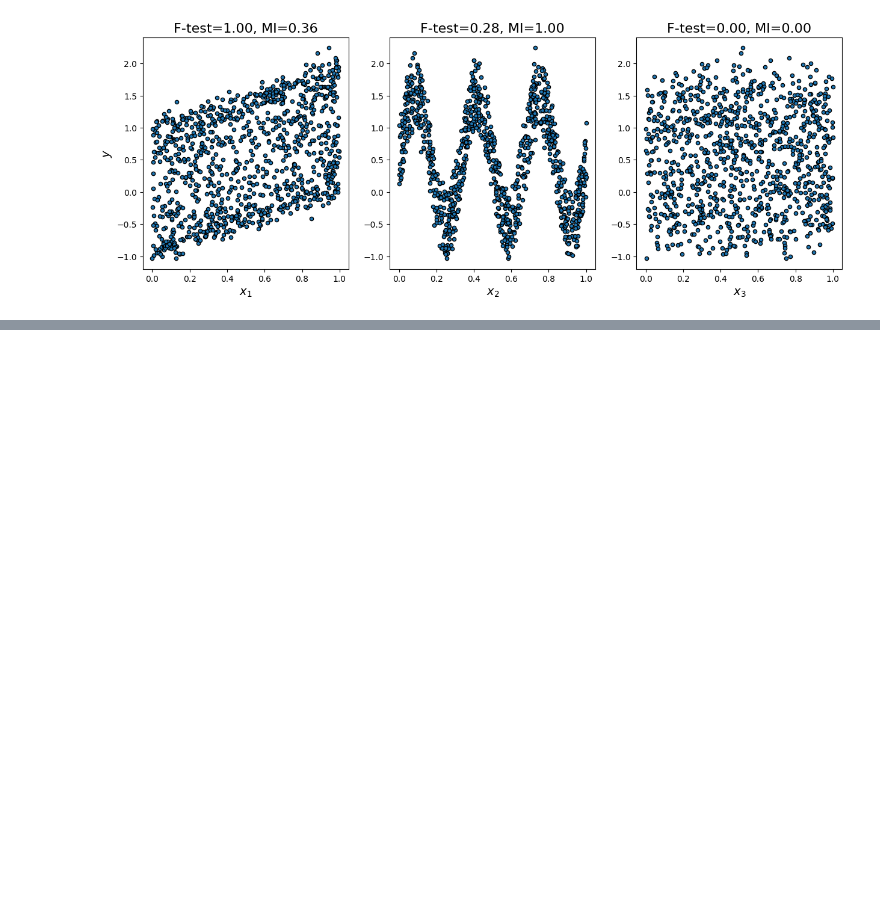
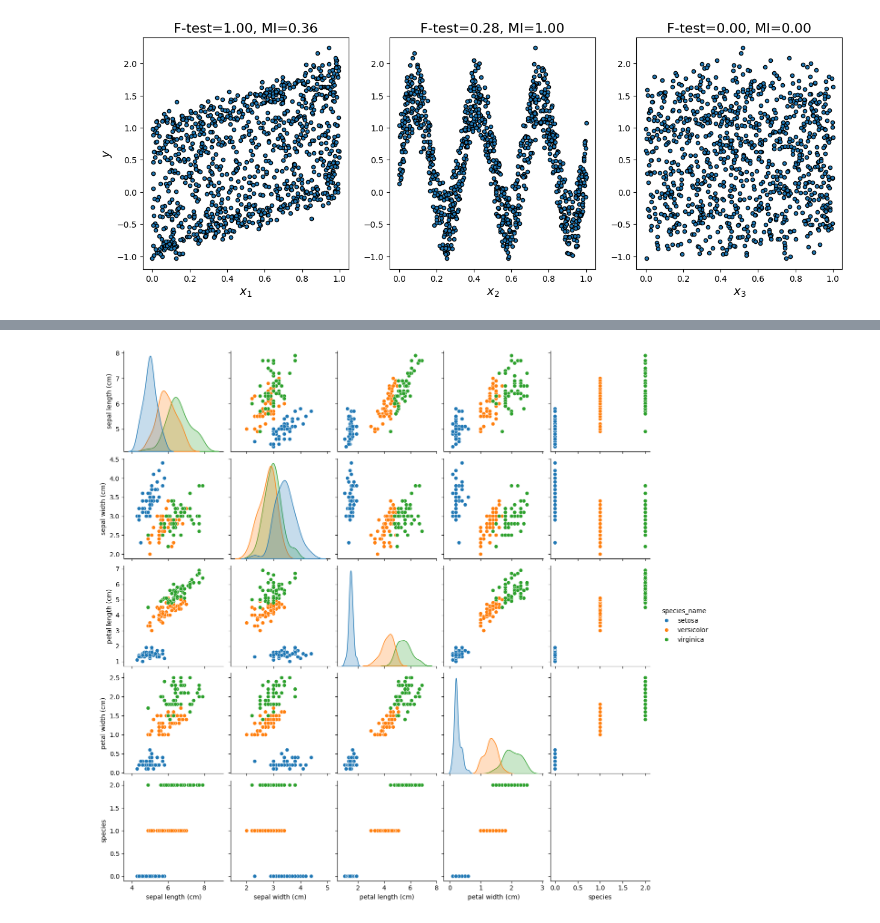
Before and after one commit to Jmuhleman/pw_PCD_24, a Jupyter notebook: presentation/plot_f_test_vs_mi.ipynb, the cells around one changed output, grey strips where cells are left out. Drawn from its saved outputs; the diff is of its cells as text; code cells hidden in the pictures; blank space fills up the shorter version.

```diff
--- a/presentation/plot_f_test_vs_mi.ipynb
+++ b/presentation/plot_f_test_vs_mi.ipynb
@@ -48,0 +85,14 @@ plt.show()
+# %%
+import seaborn as sns
+import matplotlib.pyplot as plt
+
+data = load_iris()
+df = pd.DataFrame(data.data, columns=data.feature_names)
+df['species'] = data.target
+
+species_mapping = {0: 'setosa', 1: 'versicolor', 2: 'virginica'}
+df['species_name'] = df['species'].map(species_mapping)
+sns.pairplot(df, hue='species_name', diag_kind='kde')
+plt.show()
+# %% [output]
+[figure, added]
```
Also changed, not shown: parts of 7 cells of this notebook.
